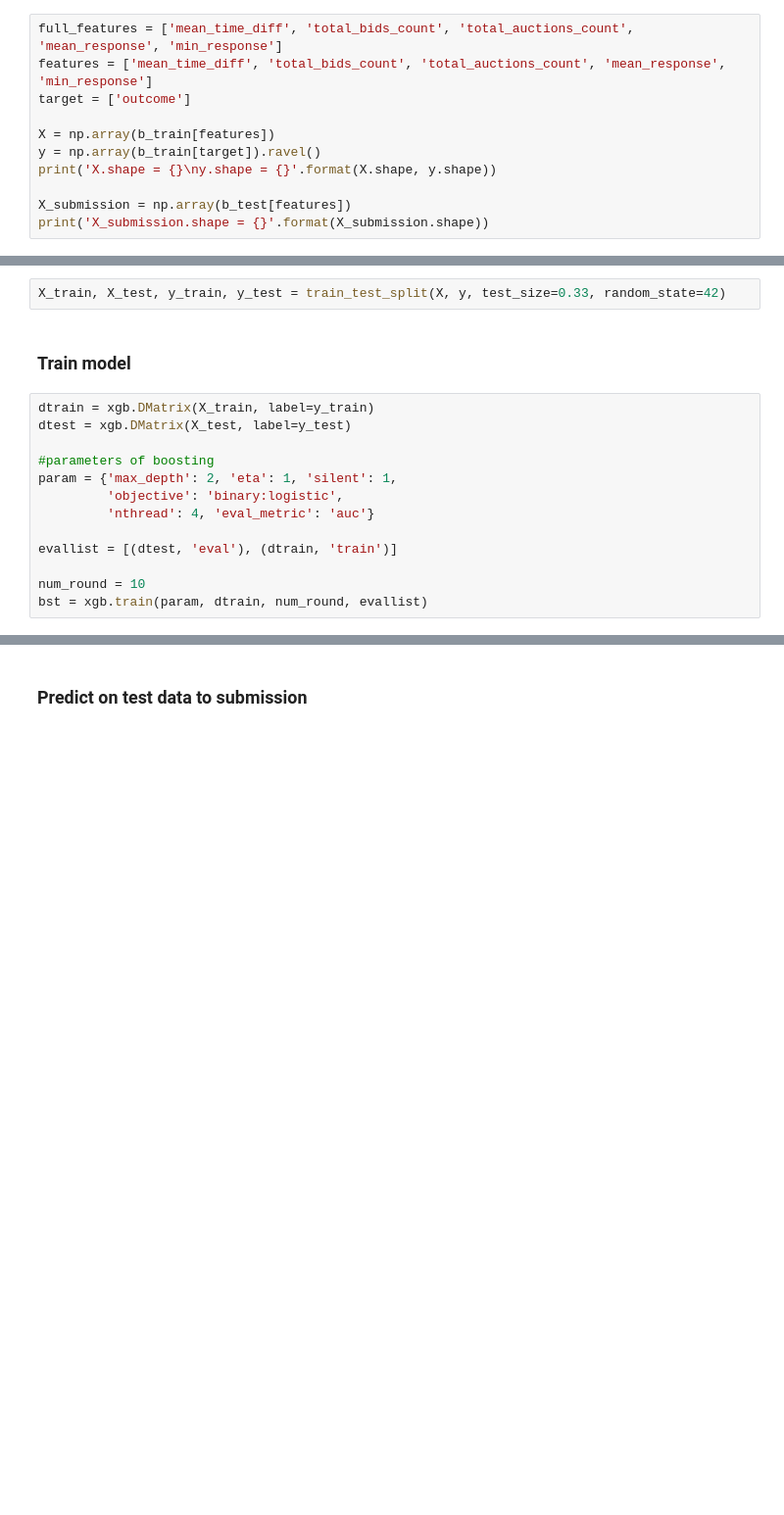
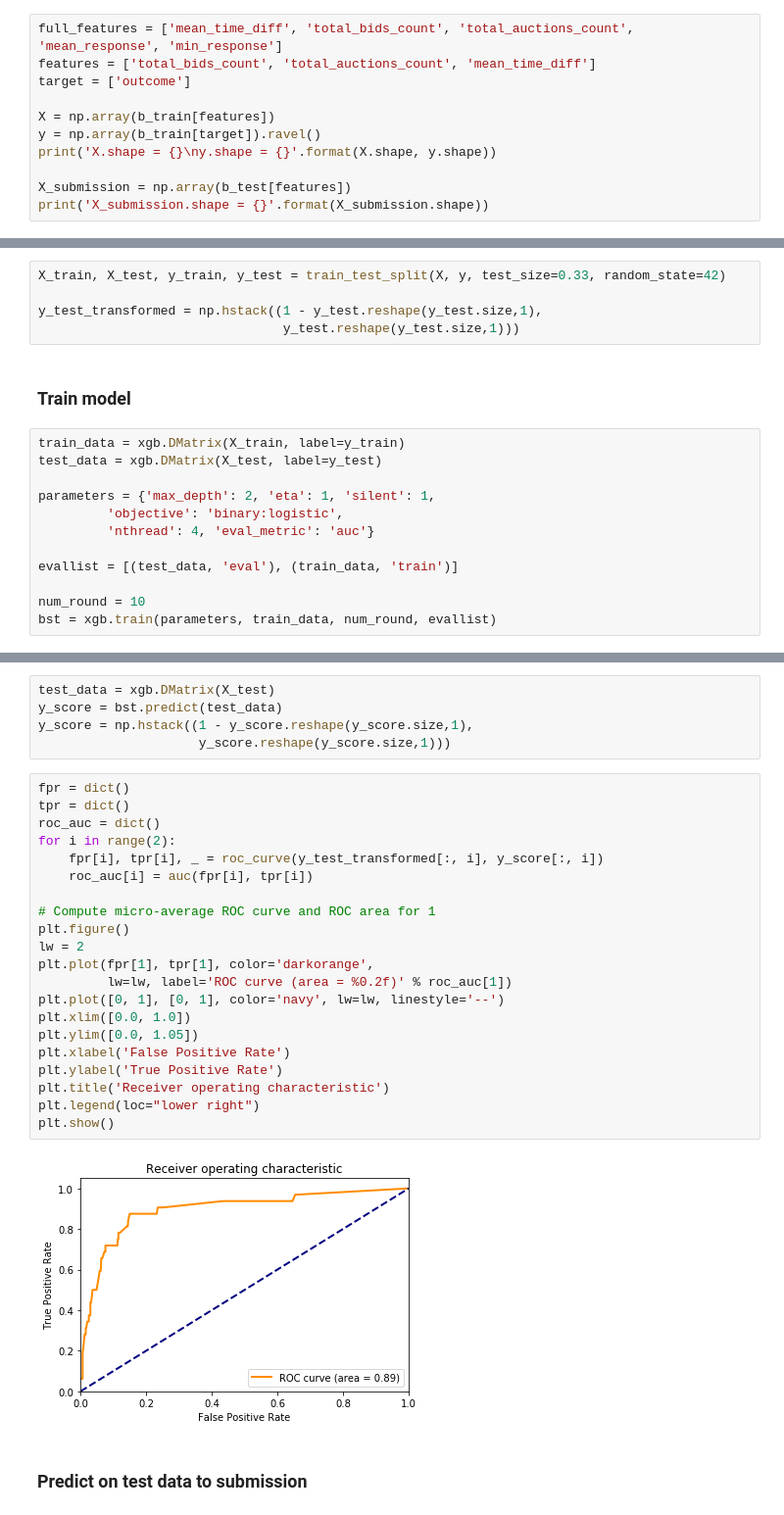
Before and after one commit to ylochman/Kaggle-Human-or-Robot, a Jupyter notebook: modeling.ipynb, the cells around one changed output, grey strips where cells are left out. Shown at 98% size. Cells and saved outputs as stored; diff of their text form; blank space fills up the shorter version.

```diff
--- a/modeling.ipynb
+++ b/modeling.ipynb
@@ -247,7 +251,7 @@ __author__ = 'Markiian'
 import xgboost as xgb
 # %%
 full_features = ['mean_time_diff', 'total_bids_count', 'total_auctions_count', 'mean_response', 'min_response']
-features = ['mean_time_diff', 'total_bids_count', 'total_auctions_count', 'mean_response', 'min_response']
+features = ['total_bids_count', 'total_auctions_count', 'mean_time_diff']
 target = ['outcome']
 
 X = np.array(b_train[features])
@@ -264,21 +268,23 @@ X_submission.shape = (4700, 5)
 ### Split data
 # %%
 X_train, X_test, y_train, y_test = train_test_split(X, y, test_size=0.33, random_state=42)
+
+y_test_transformed = np.hstack((1 - y_test.reshape(y_test.size,1),
+                                y_test.reshape(y_test.size,1)))
 # %% [markdown]
 ### Train model
 # %%
-dtrain = xgb.DMatrix(X_train, label=y_train)
-dtest = xgb.DMatrix(X_test, label=y_test)
+train_data = xgb.DMatrix(X_train, label=y_train)
+test_data = xgb.DMatrix(X_test, label=y_test)
 
-#parameters of boosting
-param = {'max_depth': 2, 'eta': 1, 'silent': 1,
+parameters = {'max_depth': 2, 'eta': 1, 'silent': 1,
          'objective': 'binary:logistic',
          'nthread': 4, 'eval_metric': 'auc'}
 
-evallist = [(dtest, 'eval'), (dtrain, 'train')]
+evallist = [(test_data, 'eval'), (train_data, 'train')]
 
 num_round = 10
-bst = xgb.train(param, dtrain, num_round, evallist)
+bst = xgb.train(parameters, train_data, num_round, evallist)
 # %% [output]
 [0]     eval-auc:0.871322       train-auc:0.865817
 [1]     eval-auc:0.879813       train-auc:0.886111
@@ -293,3 +299,31 @@ bst = xgb.train(param, dtrain, num_round, evallist)
+# %%
+test_data = xgb.DMatrix(X_test)
+y_score = bst.predict(test_data)
+y_score = np.hstack((1 - y_score.reshape(y_score.size,1),
+                     y_score.reshape(y_score.size,1)))
+# %%
+fpr = dict()
+tpr = dict()
+roc_auc = dict()
+for i in range(2):
+    fpr[i], tpr[i], _ = roc_curve(y_test_transformed[:, i], y_score[:, i])
+    roc_auc[i] = auc(fpr[i], tpr[i])
+
+# Compute micro-average ROC curve and ROC area for 1
+plt.figure()
+lw = 2
+plt.plot(fpr[1], tpr[1], color='darkorange',
+         lw=lw, label='ROC curve (area = %0.2f)' % roc_auc[1])
+plt.plot([0, 1], [0, 1], color='navy', lw=lw, linestyle='--')
+plt.xlim([0.0, 1.0])
+plt.ylim([0.0, 1.05])
+plt.xlabel('False Positive Rate')
+plt.ylabel('True Positive Rate')
+plt.title('Receiver operating characteristic')
+plt.legend(loc="lower right")
+plt.show()
+# %% [output]
+[figure, added]
 # %% [markdown]
 ### Predict on test data to submission
 # %%
```
Also changed, not shown: parts of 16 cells of this notebook.
